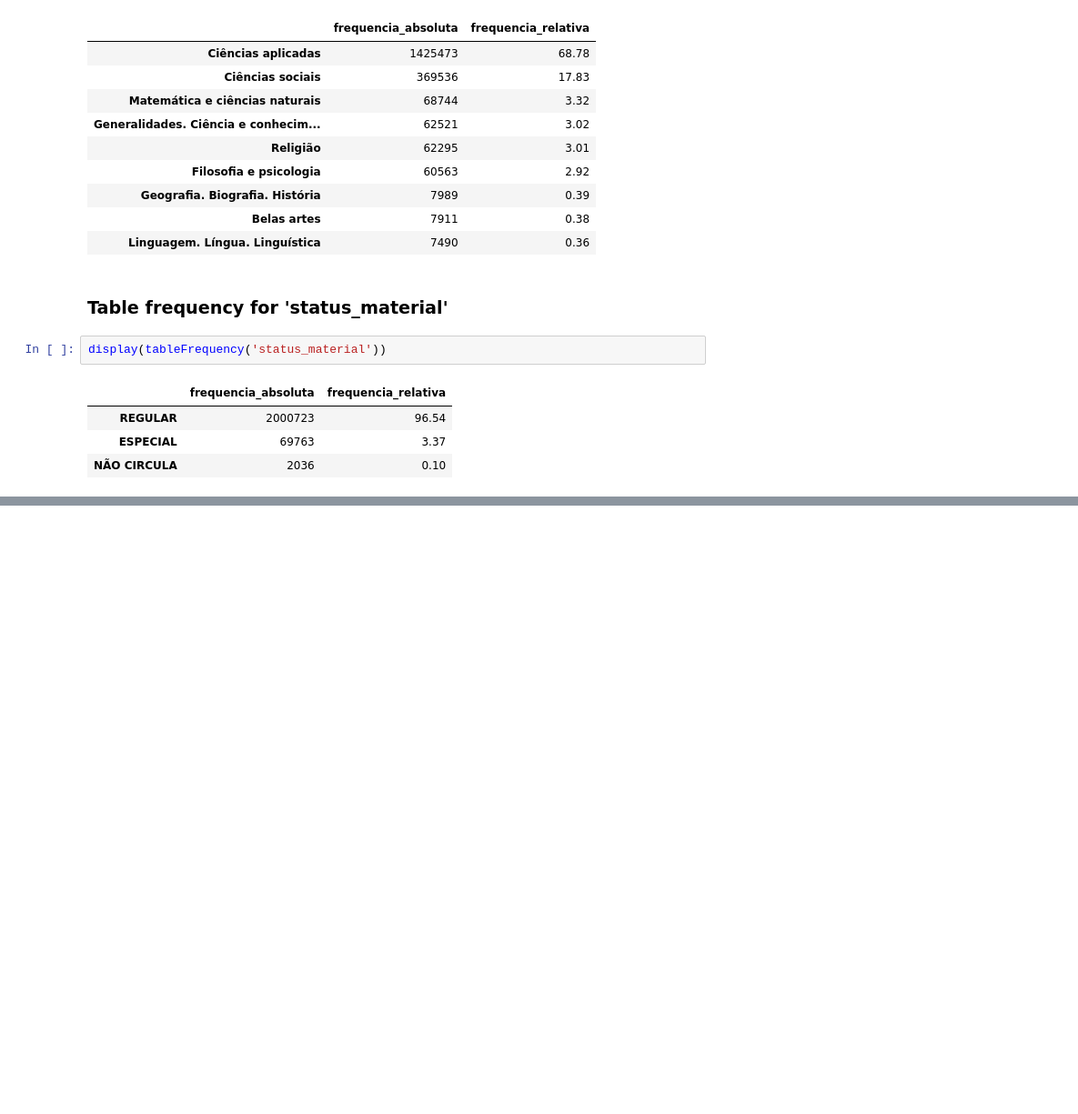
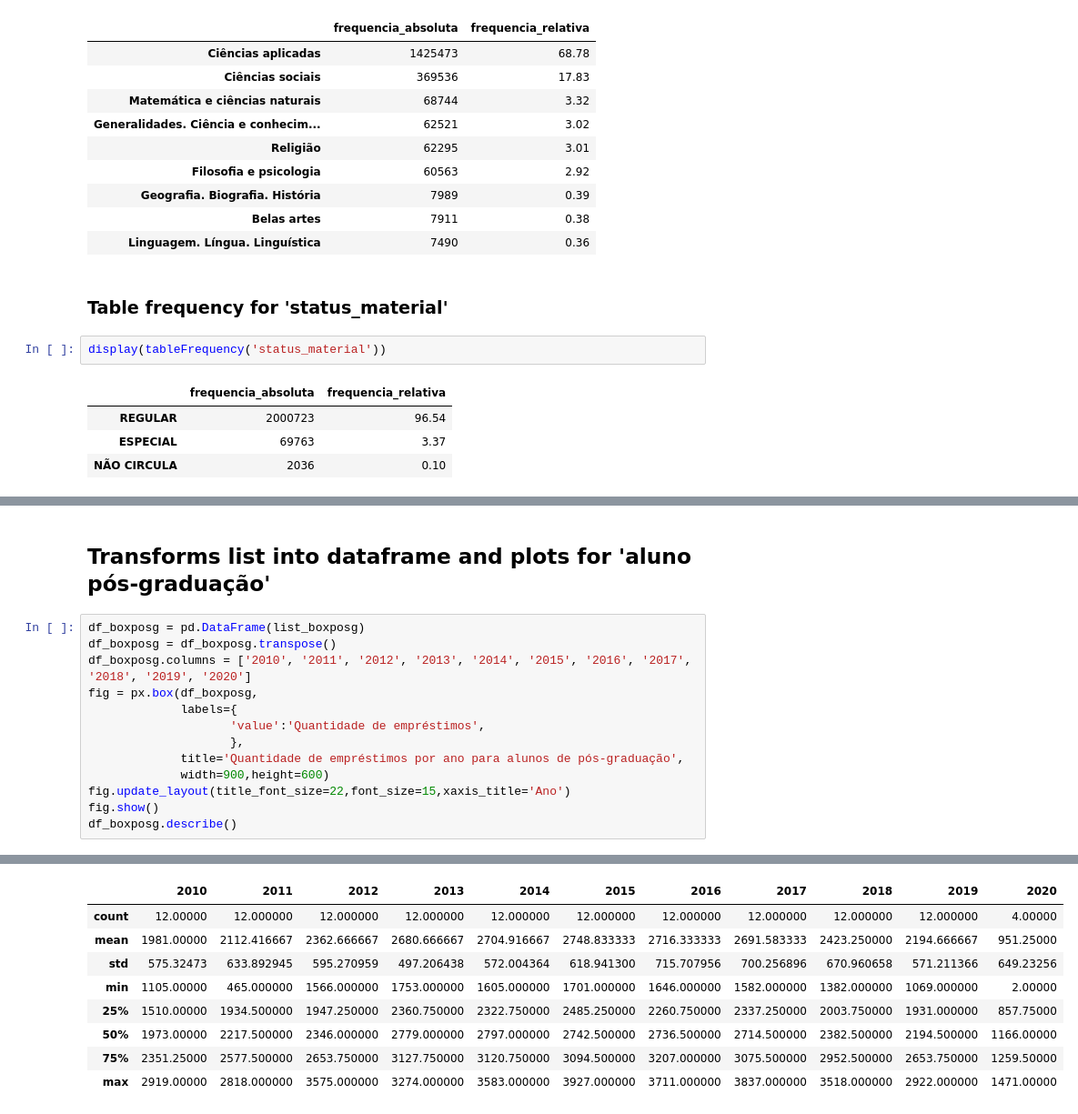
Before and after one commit to MateusViotto/Data-Analysis-with-Python-Pandas, a Jupyter notebook: 7DaysToCode_PythonPandas_Day1.ipynb, the cells around one changed output, grey strips where cells are left out. Shown at 91% size. Drawn from its saved outputs; the diff is of its cells as text; blank space fills up the shorter version.

```diff
--- a/7DaysToCode_PythonPandas_Day1.ipynb
+++ b/7DaysToCode_PythonPandas_Day1.ipynb
@@ -385,0 +448,16 @@ YearlyLoans(2020)
+# %% [markdown]
+## Transforms list into dataframe and plots for 'aluno pós-graduação'
+# %%
+df_boxposg = pd.DataFrame(list_boxposg)
+df_boxposg = df_boxposg.transpose()
+df_boxposg.columns = ['2010', '2011', '2012', '2013', '2014', '2015', '2016', '2017', '2018', '2019', '2020']
+fig = px.box(df_boxposg,
+             labels={
+                    'value':'Quantidade de empréstimos',
+                    },
+             title='Quantidade de empréstimos por ano para alunos de pós-graduação',
+             width=900,height=600)
+fig.update_layout(title_font_size=22,font_size=15,xaxis_title='Ano')
+fig.show()
+df_boxposg.describe()
+# %% [output]
@@ -385,0 +465,9 @@ YearlyLoans(2020)
+|  | 2010 | 2011 | 2012 | 2013 | 2014 | 2015 | 2016 | 2017 | 2018 | 2019 | 2020 |
+| count | 12.00000 | 12.000000 | 12.000000 | 12.000000 | 12.000000 | 12.000000 | 12.000000 | 12.000000 | 12.000000 | 12.000000 | 4.00000 |
+| mean | 1981.00000 | 2112.416667 | 2362.666667 | 2680.666667 | 2704.916667 | 2748.833333 | 2716.333333 | 2691.583333 | 2423.250000 | 2194.666667 | 951.25000 |
+| std | 575.32473 | 633.892945 | 595.270959 | 497.206438 | 572.004364 | 618.941300 | 715.707956 | 700.256896 | 670.960658 | 571.211366 | 649.23256 |
+| min | 1105.00000 | 465.000000 | 1566.000000 | 1753.000000 | 1605.000000 | 1701.000000 | 1646.000000 | 1582.000000 | 1382.000000 | 1069.000000 | 2.00000 |
+| 25% | 1510.00000 | 1934.500000 | 1947.250000 | 2360.750000 | 2322.750000 | 2485.250000 | 2260.750000 | 2337.250000 | 2003.750000 | 1931.000000 | 857.75000 |
+| 50% | 1973.00000 | 2217.500000 | 2346.000000 | 2779.000000 | 2797.000000 | 2742.500000 | 2736.500000 | 2714.500000 | 2382.500000 | 2194.500000 | 1166.00000 |
+| 75% | 2351.25000 | 2577.500000 | 2653.750000 | 3127.750000 | 3120.750000 | 3094.500000 | 3207.000000 | 3075.500000 | 2952.500000 | 2653.750000 | 1259.50000 |
+| max | 2919.00000 | 2818.000000 | 3575.000000 | 3274.000000 | 3583.000000 | 3927.000000 | 3711.000000 | 3837.000000 | 3518.000000 | 2922.000000 | 1471.00000 |
```
Also changed, not shown: parts of 37 cells of this notebook.
